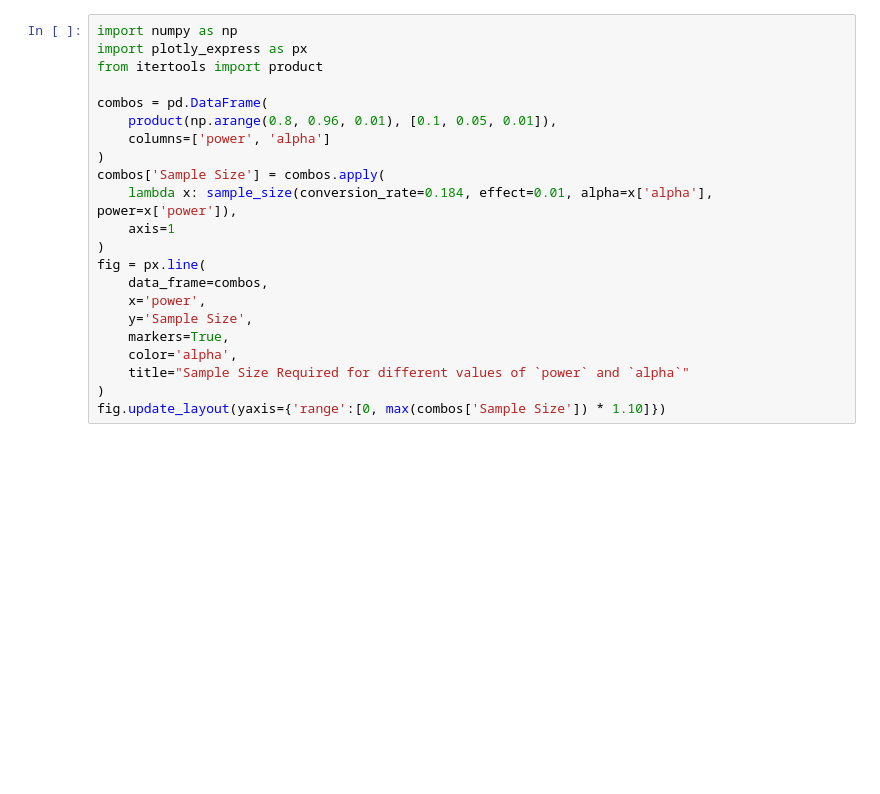
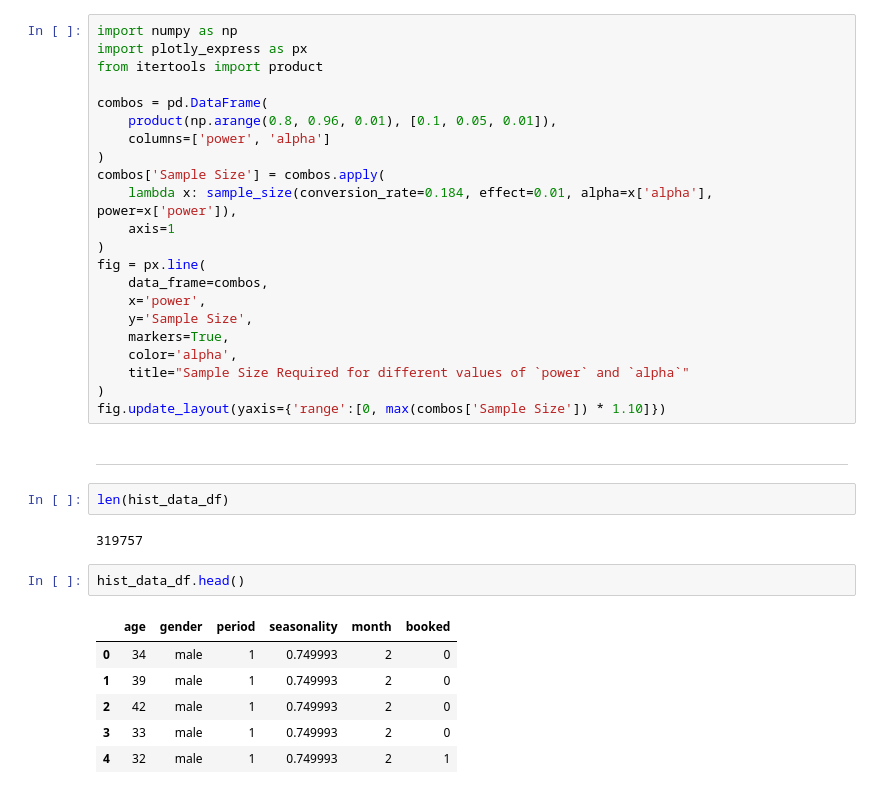
Before and after one commit to shane-kercheval/python-examples, a Jupyter notebook: examples/behavioral_data_analysis/ab_tests.ipynb, the cells around one changed output. Saved outputs shown, nothing was run; the diff lists cells and outputs as text; blank space fills up the shorter version.

```diff
--- a/examples/behavioral_data_analysis/ab_tests.ipynb
+++ b/examples/behavioral_data_analysis/ab_tests.ipynb
@@ -114,3 +116,18 @@ fig = px.line(
     title="Sample Size Required for different values of `power` and `alpha`"
 )
 fig.update_layout(yaxis={'range':[0, max(combos['Sample Size']) * 1.10]})
+# %% [markdown]
+---
+# %%
+len(hist_data_df)
+# %% [output]
+319757
+# %%
+hist_data_df.head()
+# %% [output]
+|  | age | gender | period | seasonality | month | booked |
+| 0 | 34 | male | 1 | 0.749993 | 2 | 0 |
+| 1 | 39 | male | 1 | 0.749993 | 2 | 0 |
+| 2 | 42 | male | 1 | 0.749993 | 2 | 0 |
+| 3 | 33 | male | 1 | 0.749993 | 2 | 0 |
+| 4 | 32 | male | 1 | 0.749993 | 2 | 1 |
```
Also changed, not shown: parts of 25 cells of this notebook.
